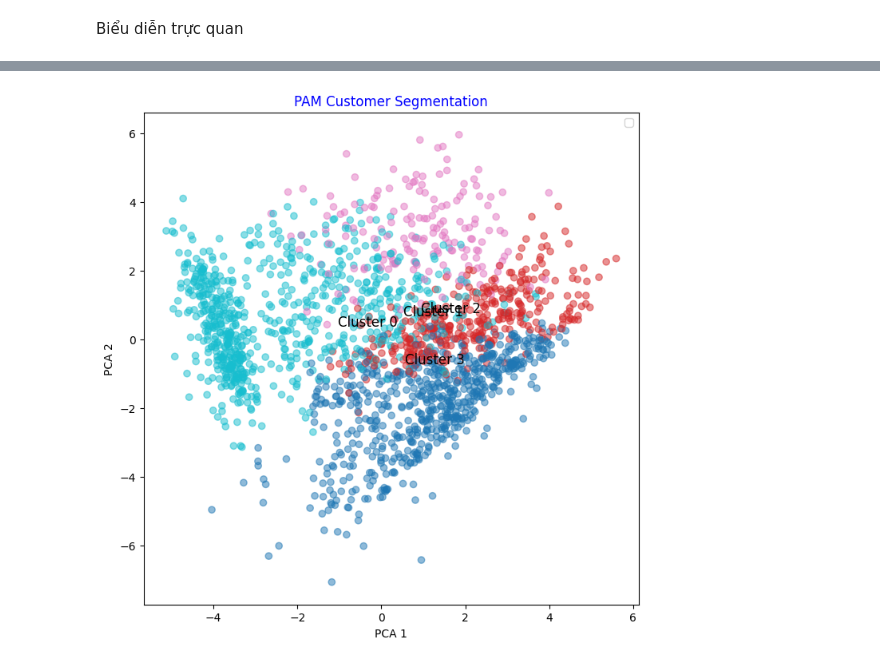
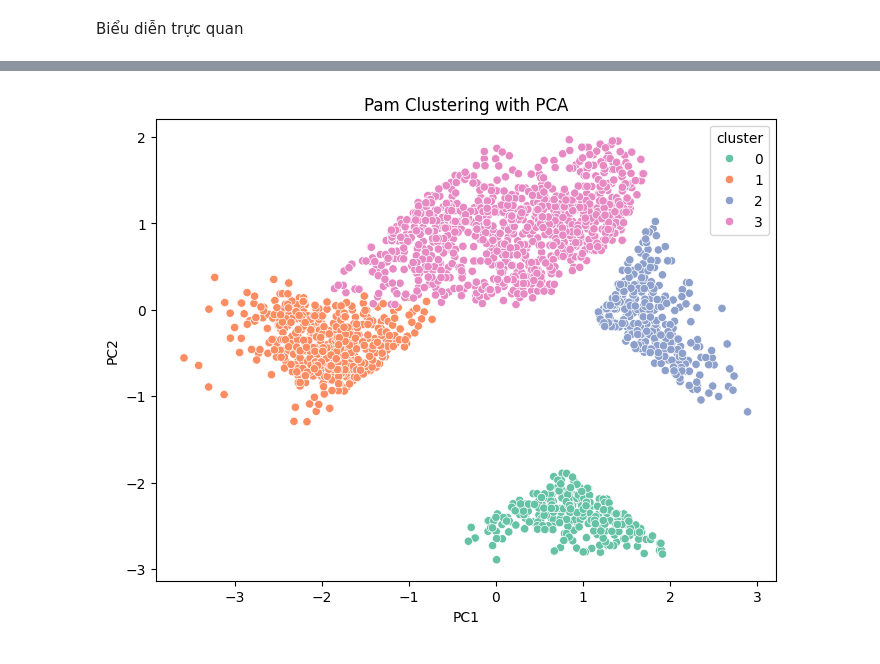
Before and after one commit to GiaHuy910/CLARANS-IN-MARKETING, a Jupyter notebook: customer_clustering/Pam.ipynb, the cells around one changed output, grey strips where cells are left out. Drawn from its saved outputs; the diff is of its cells as text; code cells hidden in the pictures.

```diff
--- a/customer_clustering/Pam.ipynb
+++ b/customer_clustering/Pam.ipynb
@@ -12,12 +15,8 @@ from utils.Pam_fast_build import PAM_silhouette_analysis,PAM_davies_bouldin_anal
 # %% [markdown]
 Tiền xử lý dữ liệu
 # %%
-features=[
- 'balance',
- 'purchases',
- 'cash_advance'
-]
+features=['Income','Age','Total_Spend']
 data=D[features].copy()
 print(data.shape)
-print(data.head(2))
+print(data.head(1))
 # %% [output]
@@ -94,0 +88,5 @@ plt.show()
+# %%
+pca=PCA(n_components=2)
+pca.fit(data)
+PCA_ds=pd.DataFrame(pca.transform(data),columns=(['col1','col2']))
+print(PCA_ds.describe())
@@ -95,18 +103,15 @@ plt.show()
 # %%
-plt.figure(figsize = (8, 8))
-plt.scatter(data_pca[:, 0], data_pca[:, 1], c = labels, alpha = 0.5, cmap = 'tab10')
-for i, medoid in enumerate(medoids):
 
-    plt.text(
-        medoid[0],
-        medoid[1],
-        f'Cluster {i}',
-        fontsize=12
-    )
-plt.xlabel('PCA 1')
-plt.ylabel('PCA 2')
-plt.title('PAM Customer Segmentation', color = 'blue')
-plt.legend()
+plt.figure(figsize=(8,6))
+sns.scatterplot(
+    x=PCA_ds['col1'],
+    y=PCA_ds['col2'],
+    hue=data['cluster'],
+    palette='Set2'
+)
+plt.xlabel('PC1')
+plt.ylabel('PC2')
+plt.title('Pam Clustering with PCA')
 plt.show()
 # %% [output]
-[figure, old version]
+[figure, new version]
```
Also changed, not shown: parts of 8 cells of this notebook, 20 other files.
